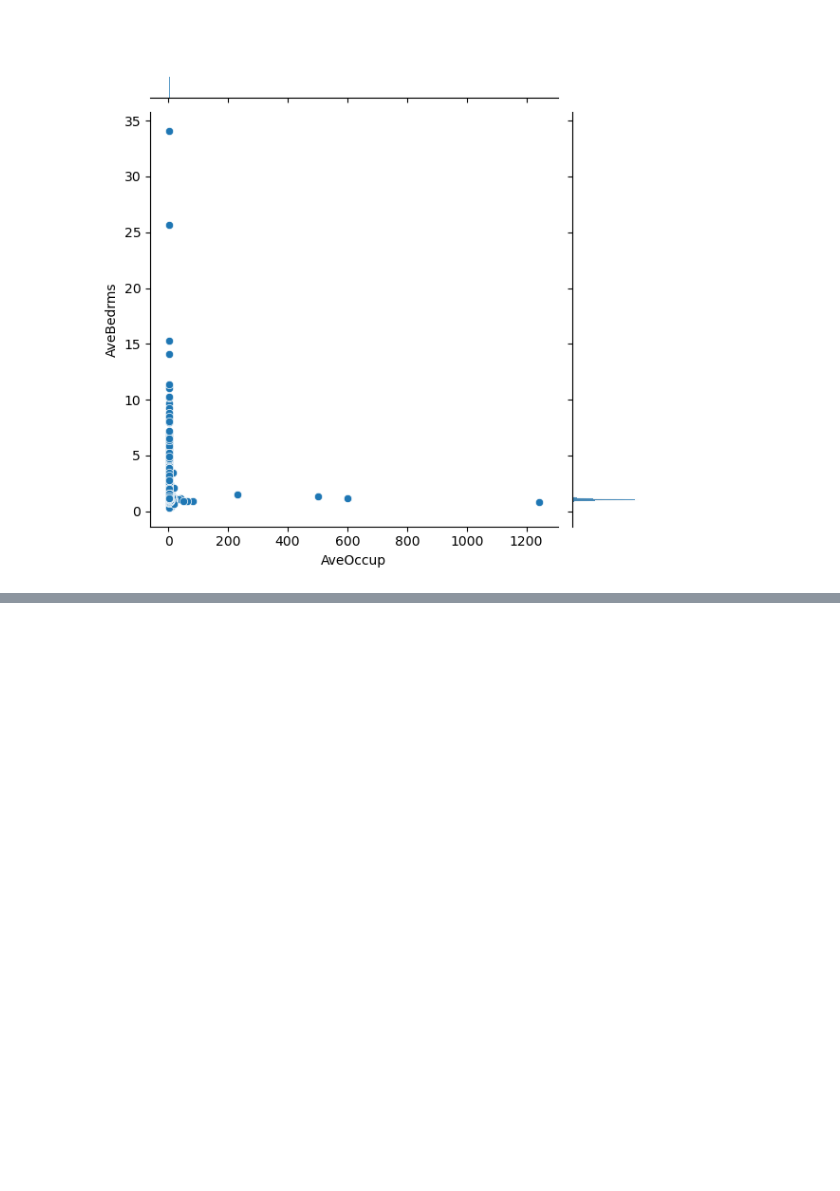
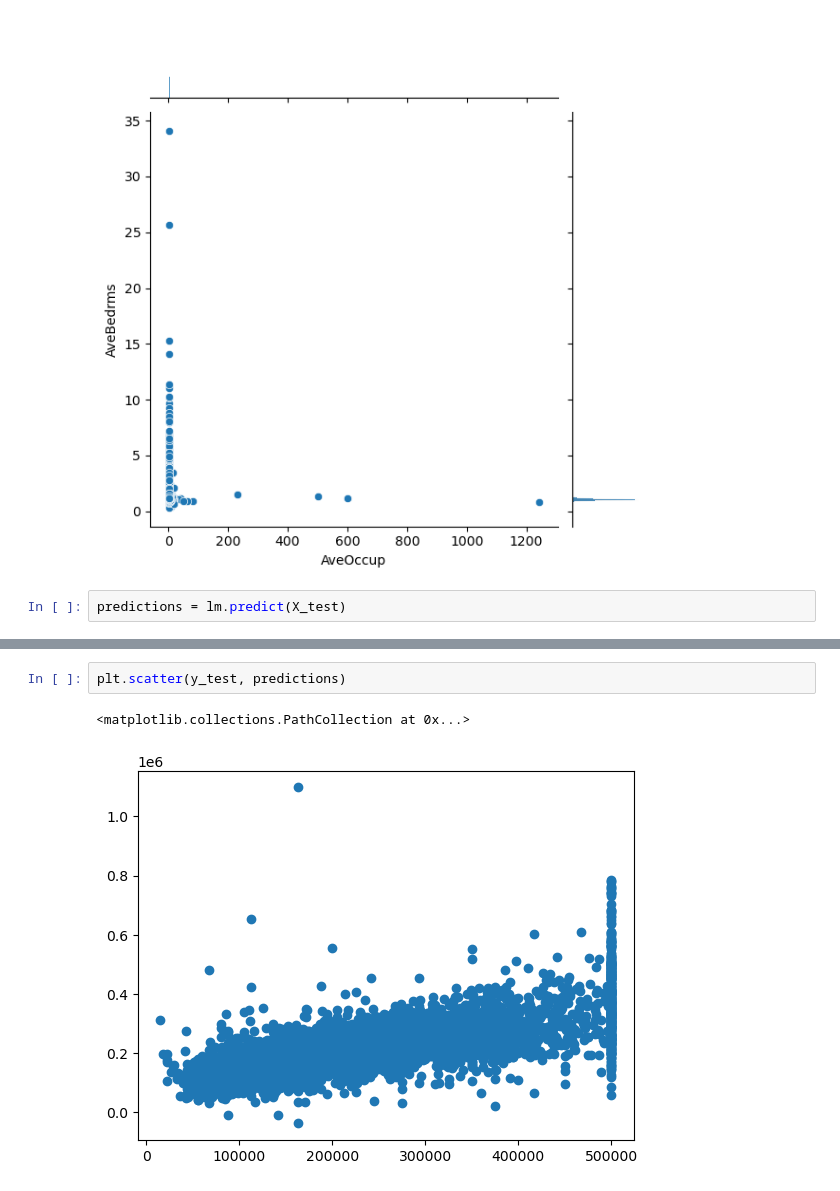
Before and after one commit to matheustecchio/learn-git, a Jupyter notebook: 11-Linear-Regression/Untitled.ipynb, the cells around one changed output, grey strips where cells are left out. Drawn from its saved outputs; the diff is of its cells as text; blank space fills up the shorter version.

```diff
--- a/11-Linear-Regression/Untitled.ipynb
+++ b/11-Linear-Regression/Untitled.ipynb
@@ -238,3 +238,5 @@ sns.jointplot(california_df,x='AveOccup',y='AveBedrms')
 # %% [output]
 <seaborn.axisgrid.JointGrid at 0x...>
 [figure]
+# %%
+predictions = lm.predict(X_test)
@@ -240,0 +263,5 @@ sns.jointplot(california_df,x='AveOccup',y='AveBedrms')
+# %%
+plt.scatter(y_test, predictions)
+# %% [output]
+<matplotlib.collections.PathCollection at 0x...>
+[figure, added]
```
Also changed, not shown: parts of 9 cells of this notebook.
